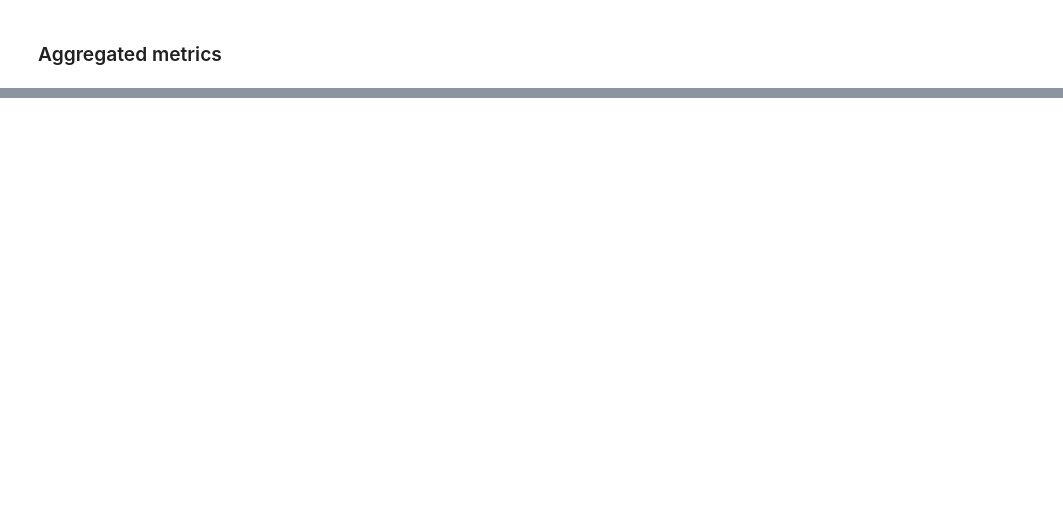
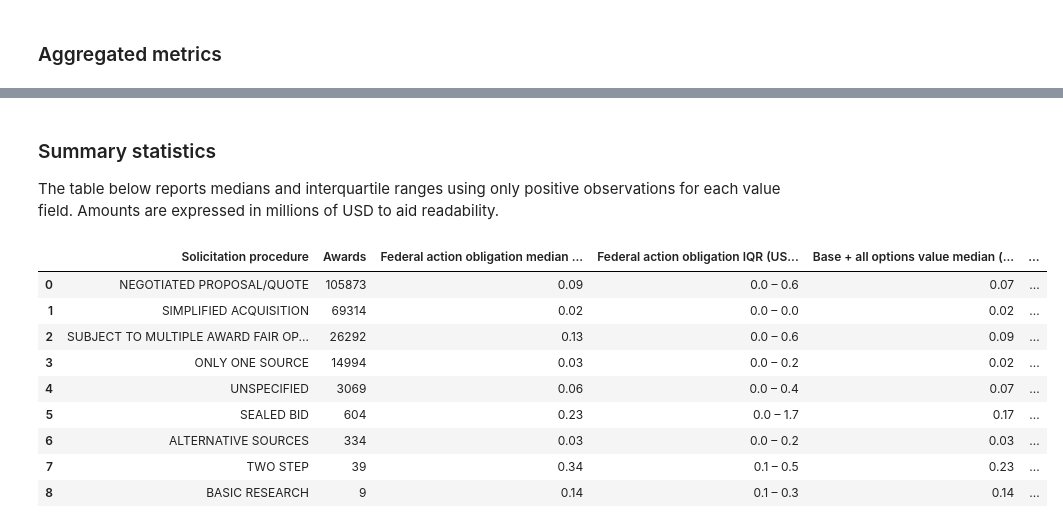
Before and after one commit to edoardoCame/American-analysis, a Jupyter notebook: notebooks/usaspending.ipynb, the cells around one changed output, grey strips where cells are left out. Saved outputs shown, nothing was run; the diff lists cells and outputs as text; code cells hidden in the pictures; blank space fills up the shorter version.

```diff
--- a/notebooks/usaspending.ipynb
+++ b/notebooks/usaspending.ipynb
@@ -172,0 +246,78 @@ The chart shows an early high plateau culminating in FY2010, a gradual easing th
+# %% [markdown]
+### Summary statistics <a id="question-2-summary"></a>
+The table below reports medians and interquartile ranges using only positive observations for each value field. Amounts are expressed in millions of USD to aid readability.
+# %%
+cost_df = prepare_cost_dataset()
+
+value_fields = [
+    ('federal_action_obligation', 'Federal action obligation'),
+    ('base_and_all_options_value', 'Base + all options value'),
+    ('potential_total_value_of_award', 'Potential total value'),
+    ('total_outlayed_amount_for_overall_award', 'Total outlayed amount'),
+]
+
+annualized_fields = [
+    ('annualized_base_all', 'Annualised base + all options'),
+    ('annualized_potential_total', 'Annualised potential total'),
+]
+
+def summarise_positive(df, fields):
+    records = []
+    for label, group in df.groupby('solicitation_procedures', dropna=False):
+        display_label = label if isinstance(label, str) and label.strip() else 'UNSPECIFIED'
+        record = {'Solicitation procedure': display_label, 'Awards': len(group)}
+        for field, title in fields:
+            series = group[field].dropna()
+            series = series[series > 0]
+            if series.empty:
+                record[f'{title} median'] = pd.NA
+                record[f'{title} iqr_low'] = pd.NA
+                record[f'{title} iqr_high'] = pd.NA
+            else:
+                record[f'{title} median'] = series.median()
+                record[f'{title} iqr_low'] = series.quantile(0.25)
+                record[f'{title} iqr_high'] = series.quantile(0.75)
+        records.append(record)
+    summary = pd.DataFrame(records).sort_values('Awards', ascending=False)
+    return summary
+
+value_summary_raw = summarise_positive(cost_df, value_fields)
+annualized_summary_raw = summarise_positive(cost_df, annualized_fields)
+
+millions = 1e6
+
+def format_tables(summary, fields):
+    table = summary.copy()
+    for field, title in fields:
+        median_col = f'{title} median'
+        iqr_low_col = f'{title} iqr_low'
+        iqr_high_col = f'{title} iqr_high'
+        table[f'{title} median (USD millions)'] = table[median_col] / millions
+        table[f'{title} IQR (USD millions)'] = table.apply(
+            lambda row: (
+                f"{row[iqr_low_col] / millions:,.1f} – {row[iqr_high_col] / millions:,.1f}"
+                if pd.notna(row[iqr_low_col]) and pd.notna(row[iqr_high_col])
+                else 'n/a'
+            ),
+            axis=1,
+        )
+        table.drop(columns=[median_col, iqr_low_col, iqr_high_col], inplace=True)
+    return table
+
+value_summary = format_tables(value_summary_raw, value_fields)
+annualized_summary = format_tables(annualized_summary_raw, annualized_fields)
+
+pd.set_option('display.max_rows', None)
+display(value_summary.reset_index(drop=True))
+display(annualized_summary.reset_index(drop=True))
+# %% [output]
+|  | Solicitation procedure | Awards | Federal action obligation median ... | Federal action obligation IQR (US... | Base + all options value median (... | ... |
+| 0 | NEGOTIATED PROPOSAL/QUOTE | 105873 | 0.09 | 0.0 – 0.6 | 0.07 | ... |
+| 1 | SIMPLIFIED ACQUISITION | 69314 | 0.02 | 0.0 – 0.0 | 0.02 | ... |
+| 2 | SUBJECT TO MULTIPLE AWARD FAIR OP... | 26292 | 0.13 | 0.0 – 0.6 | 0.09 | ... |
+| 3 | ONLY ONE SOURCE | 14994 | 0.03 | 0.0 – 0.2 | 0.02 | ... |
+| 4 | UNSPECIFIED | 3069 | 0.06 | 0.0 – 0.4 | 0.07 | ... |
+| 5 | SEALED BID | 604 | 0.23 | 0.0 – 1.7 | 0.17 | ... |
+| 6 | ALTERNATIVE SOURCES | 334 | 0.03 | 0.0 – 0.2 | 0.03 | ... |
+| 7 | TWO STEP | 39 | 0.34 | 0.1 – 0.5 | 0.23 | ... |
+| 8 | BASIC RESEARCH | 9 | 0.14 | 0.1 – 0.3 | 0.14 | ... |
```
Also changed, not shown: parts of 29 cells of this notebook, 3 other files.
